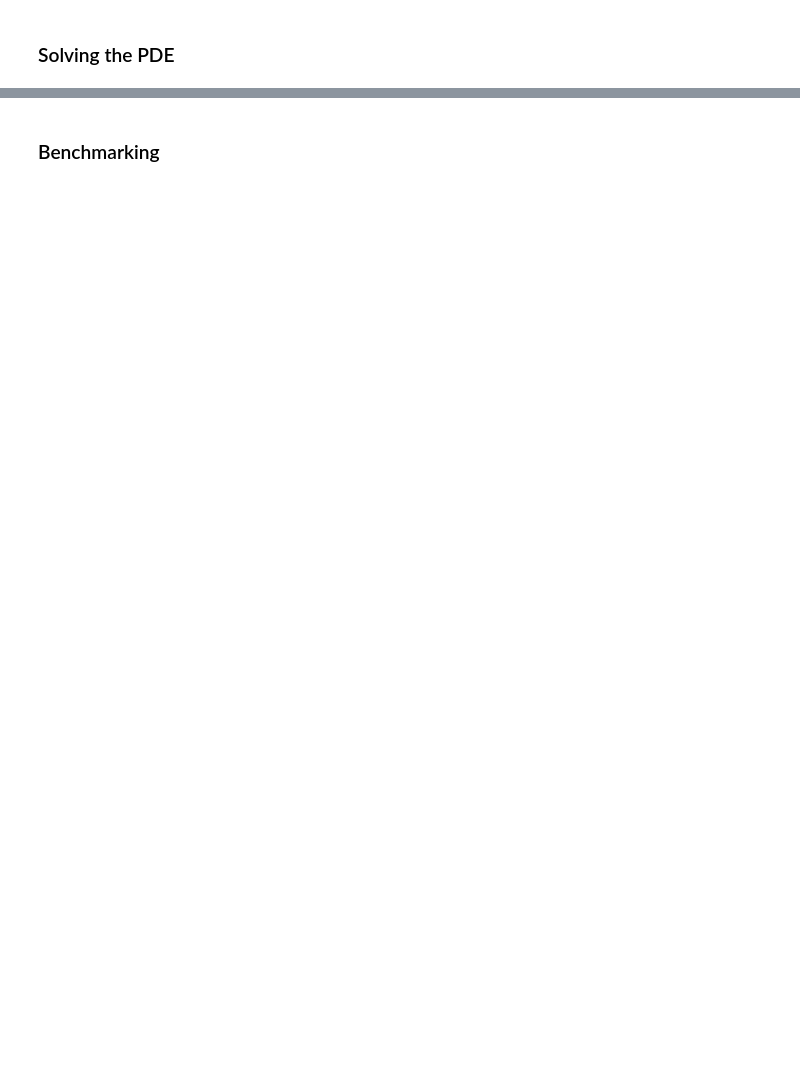
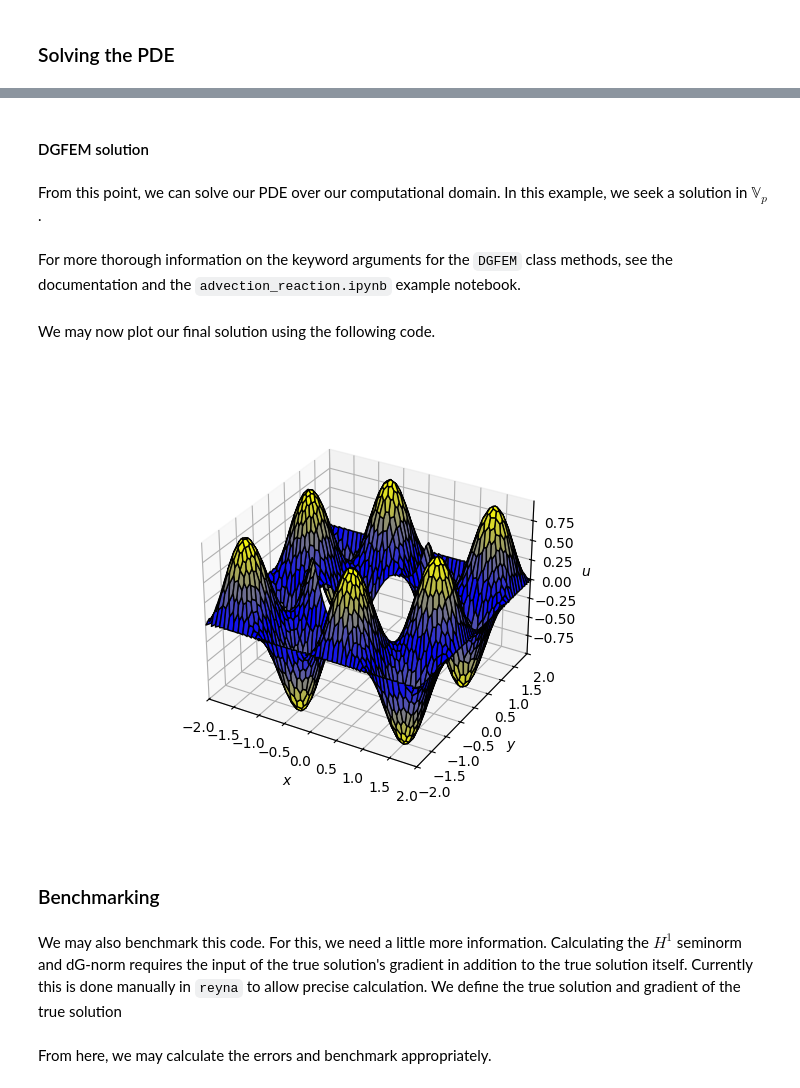
Before and after one commit to mattevs24/reyna, a Jupyter notebook: examples/diffusion.ipynb, the cells around one changed output, grey strips where cells are left out. Drawn from its saved outputs; the diff is of its cells as text; code cells hidden in the pictures; blank space fills up the shorter version.

````diff
--- a/examples/diffusion.ipynb
+++ b/examples/diffusion.ipynb
@@ -26,0 +121,4 @@ The well-posedness of this problem is a given when appropriate boundary conditio
+# %%
+from reyna.geometry.two_dimensional.DGFEM import DGFEMGeometry
+
+geometry = DGFEMGeometry(poly_mesh)
@@ -26,0 +139,15 @@ The well-posedness of this problem is a given when appropriate boundary conditio
+# %%
+import numpy as np
+
+def diffusion(x):
+    out = np.zeros((x.shape[0], 2, 2), dtype=np.float64)
+    for i in range(x.shape[0]):
+        out[i, 0, 0] = 1.0
+        out[i, 1, 1] = 1.0
+    return out
+
+
+reaction = lambda x: np.pi ** 2 * np.ones(x.shape[0], dtype=float)
+forcing = lambda x: 3.0 * np.pi ** 2 * np.sin(np.pi * x[:, 0]) * np.sin(np.pi * x[:, 1])
+
+bcs = lambda x: np.sin(np.pi * x[:, 0]) * np.sin(np.pi * x[:, 1])
@@ -27,2 +156,31 @@ The well-posedness of this problem is a given when appropriate boundary conditio
+# %% [markdown]
+#### DGFEM solution
+# %% [markdown]
+From this point, we can solve our PDE over our computational domain. In this example, we seek a solution in $\mathbb{V}_p$.
+# %%
+from reyna.DGFEM.two_dimensional.main import DGFEM
+
+dg = DGFEM(geometry, polynomial_degree=1)
+dg.add_data(
+    diffusion=diffusion,
+    reaction=reaction,
+    dirichlet_bcs=bcs,
+    forcing=forcing
+)
+
+dg.dgfem(solve=True)
+# %% [markdown]
+For more thorough information on the keyword arguments for the ```DGFEM``` class methods, see the documentation and the ```advection_reaction.ipynb``` example notebook.
+# %% [markdown]
+We may now plot our final solution using the following code.
+# %%
+from reyna.DGFEM.two_dimensional.plotter import plot_DG
+
+%matplotlib widget
+plot_DG(dg.solution, dg.geometry, dg.polydegree)
+# %% [output]
+[figure, added]
 # %% [markdown]
 ### Benchmarking
+# %% [markdown]
+We may also benchmark this code. For this, we need a little more information. Calculating the $H^1$ seminorm and dG-norm requires the input of the true solution's gradient in addition to the true solution itself. Currently this is done manually in ```reyna``` to allow precise calculation. We define the true solution and gradient of the true solution
@@ -28,0 +196,2 @@ The well-posedness of this problem is a given when appropriate boundary conditio
+# %% [markdown]
+From here, we may calculate the errors and benchmark appropriately.
````
Also changed, not shown: parts of 23 cells of this notebook, 2 other files.
